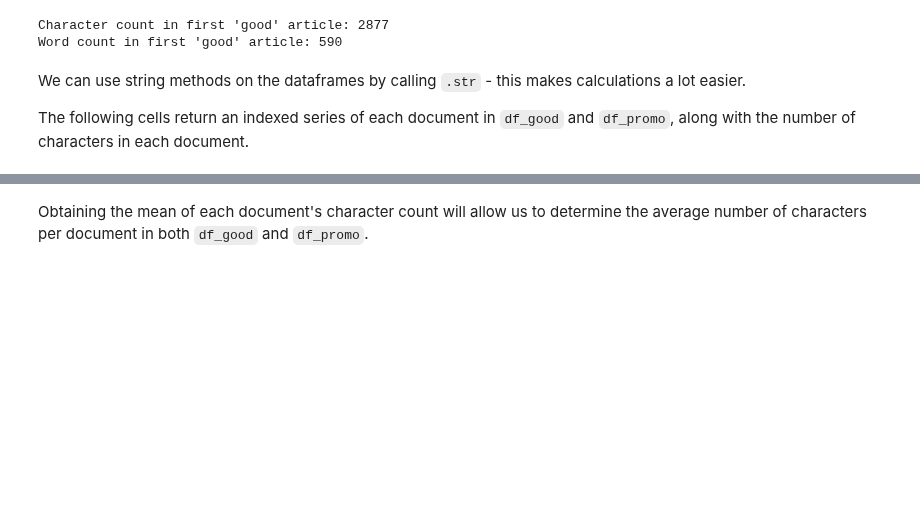
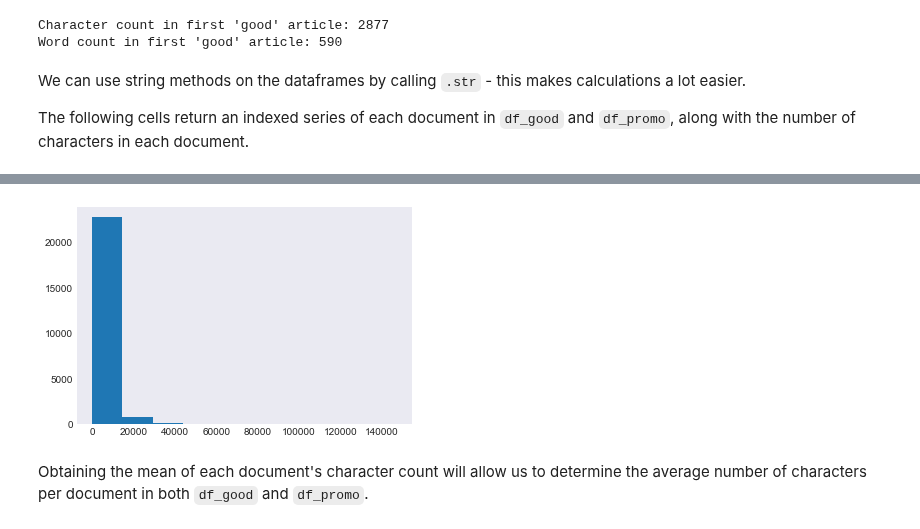
Before and after one commit to toastdeini/Wikipedia-article-quality, a Jupyter notebook: prep/Exploratory_Analysis.ipynb, the cells around one changed output, grey strips where cells are left out. Drawn from its saved outputs; the diff is of its cells as text; code cells hidden in the pictures; blank space fills up the shorter version.

```diff
--- a/prep/Exploratory_Analysis.ipynb
+++ b/prep/Exploratory_Analysis.ipynb
@@ -179,3 +192,7 @@ Name: text, Length: 23837, dtype: int64
+# %%
+plt.hist(df_promo.text.str.len());
+# %% [output]
+[figure, added]
 # %% [markdown]
 Obtaining the mean of each document's character count will allow us to determine the average number of characters per document in both `df_good` and `df_promo`.
 # %%
```
Also changed, not shown: parts of 19 cells of this notebook, 2 other files.
